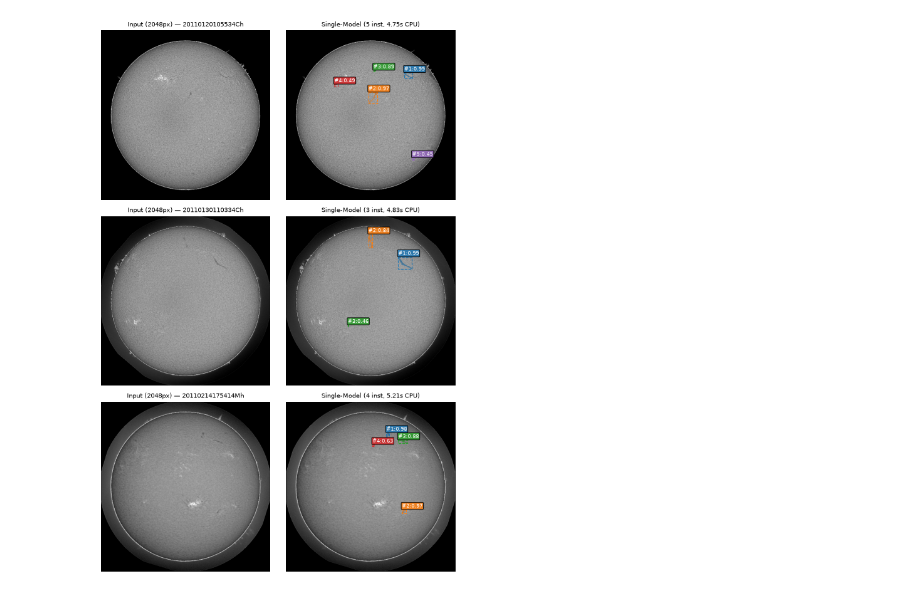
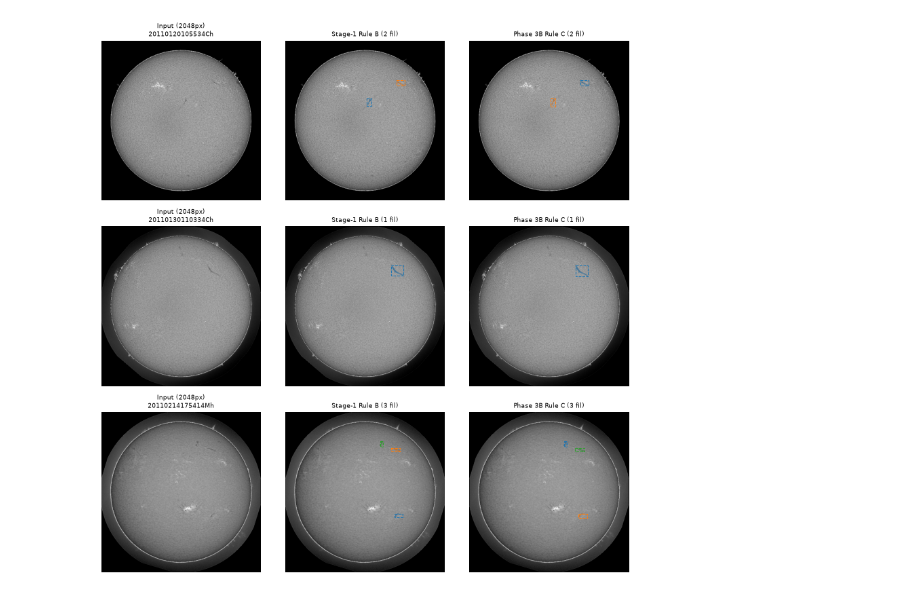
Before and after one commit to Harru230/solar, a Jupyter notebook: demo.ipynb, the cells around one changed output. Cells and saved outputs as stored; diff of their text form; code cells hidden in the pictures.

```diff
--- a/demo.ipynb
+++ b/demo.ipynb
@@ -325,0 +298,7 @@ Shows predicted disjoint filament masks and confidence scores on all 3 `sample_i
+# %%
+for rname in ("A", "B", "C"):
+    cp = csv_paths[rname]
+    rep = validate_submission(str(cp), str(DATA_DIR), expected_count=len(stems))
+    assert rep["all_passed"], f"Validation failed for Rule {rname}: {rep['errors']}"
+    assert rep["overlap_images_count"] == 0, f"Overlaps in Rule {rname}: {rep['overlap_details']}"
+    print(f"[VALIDATION PASSED - Rule {rname}] rows={rep['total_rows']} | images={rep['unique_images']} | overlaps={rep['overlap_images_count']}")
@@ -326,71 +411,41 @@ Shows predicted disjoint filament masks and confidence scores on all 3 `sample_i
 # %%
 cmap = plt.get_cmap("tab10")
 disp_sz = 512
 
-def _draw_overlay(ax, img_gray, masks, scores, title):
-    img_small = cv2.resize(img_gray, (disp_sz, disp_sz))
-    ax.imshow(img_small, cmap="gray", vmin=20, vmax=220)
+def _draw_masks(ax, img_gray, masks, title):
+    ax.imshow(cv2.resize(img_gray, (disp_sz, disp_sz)), cmap="gray", vmin=20, vmax=220)
     overlay = np.zeros((disp_sz, disp_sz, 4), dtype=np.float32)
     for k, m in enumerate(masks):
-        color = cmap(k % 10)
-        m_small = cv2.resize(m.astype(np.uint8), (disp_sz, disp_sz), interpolation=cv2.INTER_NEAREST)
-        overlay[m_small > 0] = [color[0], color[1], color[2], 0.55]
-        ys, xs = np.where(m_small > 0)
+        col = cmap(k % 10)
+        ms = cv2.resize(m.astype(np.uint8), (disp_sz, disp_sz), interpolation=cv2.INTER_NEAREST)
+        overlay[ms > 0] = [col[0], col[1], col[2], 0.55]
+        ys, xs = np.where(ms > 0)
         if len(ys) > 0:
             x1, y1, x2, y2 = xs.min(), ys.min(), xs.max(), ys.max()
-            ax.add_patch(
-                patches.Rectangle((x1, y1), x2 - x1, y2 - y1, linewidth=1.1, edgecolor=color[:3], facecolor="none", linestyle="--")
-            )
-            lbl = f"#{k+1}:{scores[k]:.2f}" if scores is not None and k < len(scores) else f"#{k+1}"
-            ax.text(x1, max(0, y1 - 6), lbl, color="white", fontsize=7.5,
-                    bbox=dict(boxstyle="round,pad=0.15", facecolor=color[:3], alpha=0.85))
+            ax.add_patch(patches.Rectangle((x1, y1), x2 - x1, y2 - y1, linewidth=1.0, edgecolor=col[:3], facecolor="none", linestyle="--"))
     ax.imshow(overlay)
-    ax.set_title(title, fontsize=9.5)
+    ax.set_title(title, fontsize=9)
     ax.axis("off")
 
-# 1) Single-Model Overlays across all 3 sample_images/
-fig, axes = plt.subplots(len(results), 2, figsize=(8.2, 4.0 * len(results)), dpi=75)
-if len(results) == 1:
+b_map_viz = _decode_df_by_stem(regen_dfs["B"], stems[:3])
+c_map_viz = _decode_df_by_stem(regen_dfs["C"], stems[:3])
+
+n_show = min(3, len(stems))
+fig, axes = plt.subplots(n_show, 3, figsize=(11.0, 3.7 * n_show), dpi=75)
+if n_show == 1:
     axes = np.expand_dims(axes, axis=0)
-
-for row_idx, (stem, res) in enumerate(results.items()):
-    img_small = cv2.resize(res["img_gray"], (disp_sz, disp_sz))
-    axes[row_idx, 0].imshow(img_small, cmap="gray", vmin=20, vmax=220)
-    axes[row_idx, 0].set_title(f"Input (2048px) — {stem}", fontsize=9.5)
-    axes[row_idx, 0].axis("off")
-    _draw_overlay(
-        axes[row_idx, 1],
-        res["img_gray"],
-        res["masks"],
-        res["scores"],
-        f"Single-Model ({len(res['masks'])} inst, {res['elapsed_s']:.2f}s CPU)",
-    )
-
+for idx, s in enumerate(stems[:n_show]):
+    axes[idx, 0].imshow(cv2.resize(img_by_stem[s], (disp_sz, disp_sz)), cmap="gray", vmin=20, vmax=220)
+    axes[idx, 0].set_title(f"Input (2048px)\n{s}", fontsize=9)
+    axes[idx, 0].axis("off")
+    _draw_masks(axes[idx, 1], img_by_stem[s], b_map_viz[s], f"Stage-1 Rule B ({len(b_map_viz[s])} fil)")
+    _draw_masks(axes[idx, 2], img_by_stem[s], c_map_viz[s], f"Phase 3B Rule C ({len(c_map_viz[s])} fil)")
 plt.tight_layout()
 plt.show()
 
-# 2) Side-by-side comparison on sample_images[0]: Single-Model vs Compact 6-Model (24-view TTA)
-first_stem = next(iter(results_ens.keys()))
-res_single0 = results[first_stem]
-res_ens0 = results_ens[first_stem]
-ens0_masks = _extract_masks(res_ens0)
-
-fig2, axes2 = plt.subplots(1, 2, figsize=(8.2, 4.0), dpi=75)
-_draw_overlay(
-    axes2[0],
-    res_single0["img_gray"],
-    res_single0["masks"],
-    res_single0["scores"],
-    f"{first_stem} | Single-Model no-TTA ({len(res_single0['masks'])} inst, tau=0.35)",
-)
-_draw_overlay(
-    axes2[1],
-    res_ens0["img_gray"],
-    ens0_masks,
-    None,
-    f"{first_stem} | Compact 6-Model 24-TTA Rule B ({len(ens0_masks)} inst, {res_ens0['elapsed_s']:.1f}s)",
-)
-plt.tight_layout()
-plt.show()
+df_prev = regen_dfs["C"].head(10).copy()
+df_prev["segmentation_rle"] = df_prev["segmentation_rle"].apply(lambda s: s[:28] + "..." if len(s) > 28 else s)
+print("\nPhase 3B Local (Rule C) CSV Preview (first 10 rows):")
+print(df_prev.to_string(index=False))
 # %% [output]
-[figure, old version]
+[figure, new version]
```
Also changed, not shown: parts of 31 cells of this notebook, 13 other files.
